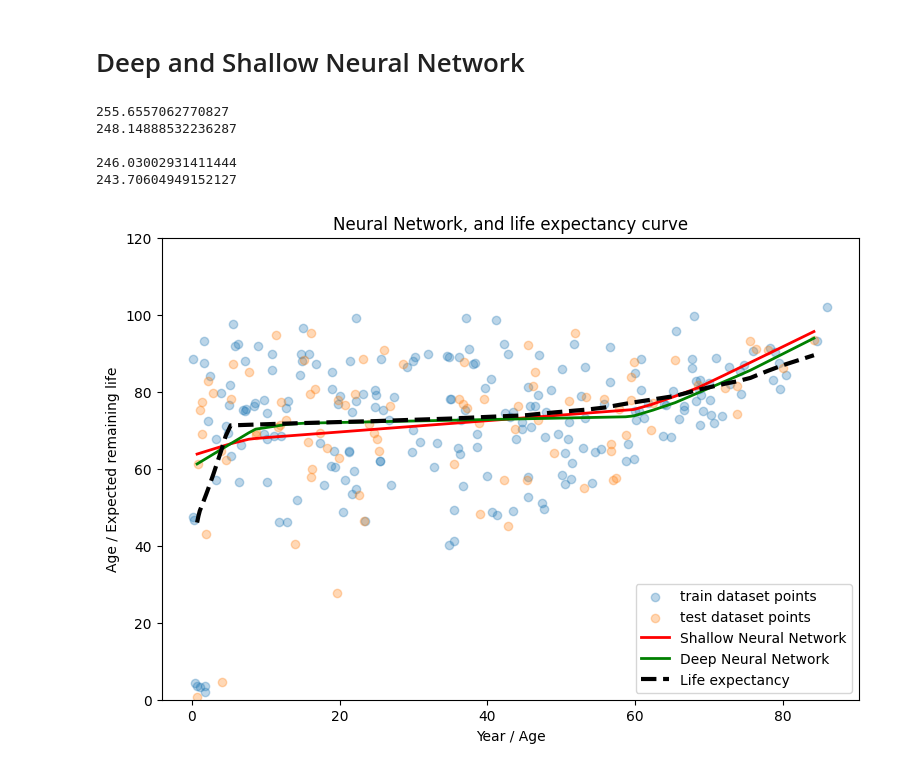
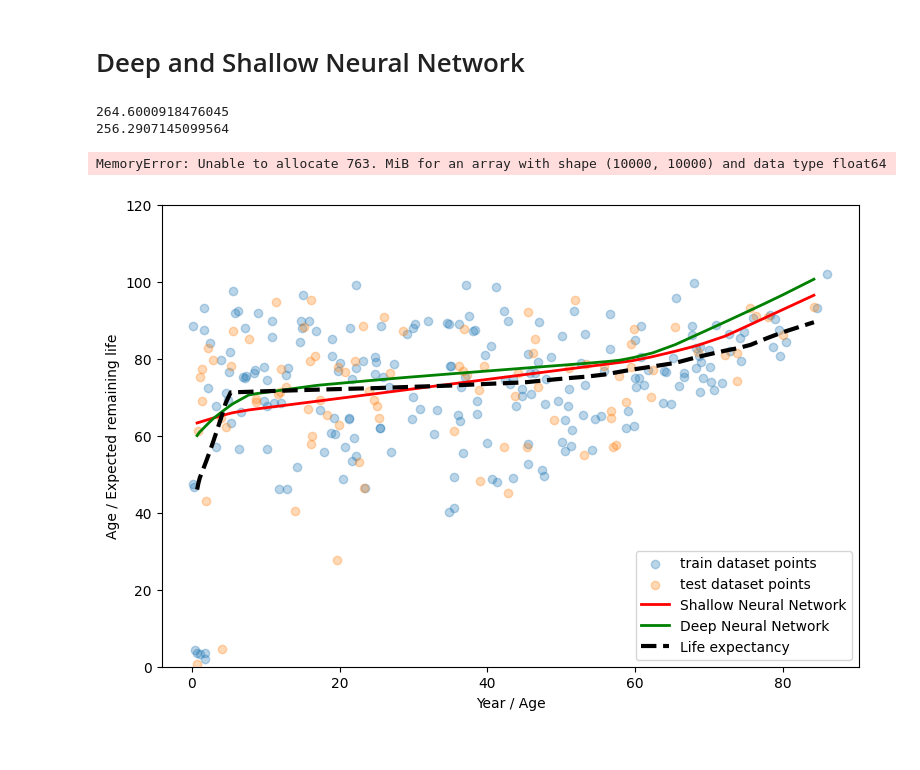
Before and after one commit to Pietro-Gavazzi/TFE, a Jupyter notebook: Toy_problem.ipynb, the cells around one changed output. Drawn from its saved outputs; the diff is of its cells as text; code cells hidden in the pictures.

```diff
--- a/Toy_problem.ipynb
+++ b/Toy_problem.ipynb
@@ -268,7 +292,7 @@ for degree in degree_list:
         ("scaler", StandardScaler()),
         ("sgd", SGDRegressor(
             loss="squared_error",
-            max_iter=500000,
+            max_iter=5000000,
             tol=None,
             random_state=42,
             fit_intercept=True
@@ -338,7 +383,7 @@ from sklearn.preprocessing import StandardScaler
 
 # # ------------------ feedforward shallow neural network ------------------
 nn_model_shallow =  Pipeline([
-        ("input", PolynomialFeatures(degree=1, include_bias=True)),
+        ("input", PolynomialFeatures(degree=1, include_bias=False)),
         ("mlp", MLPRegressor(
             hidden_layer_sizes=(320),
             activation='relu',
@@ -351,18 +396,18 @@ nn_model_shallow =  Pipeline([
 nn_model_shallow.fit(X_train, y_train)
 
 print(np.mean((y_train - nn_model_shallow.predict(X_train))**2))
-print(np.mean((y_test - nn_model_shallow.predict(X_test))**2))
+# print(np.mean((y_test - nn_model_shallow.predict(X_test))**2))
 print()
 
 # # ------------------ feedforward deep neural network ------------------
 
 nn_model_deep =  Pipeline([
-        ("input", PolynomialFeatures(degree=1, include_bias=True)),
+        ("input", PolynomialFeatures(degree=1, include_bias=False)),
         ("mlp", MLPRegressor(
-            hidden_layer_sizes=(10, 10, 10, 10),
+            hidden_layer_sizes=(10000, 10000, 10000, 10000),
             activation='relu',
             solver='adam',
-            max_iter=5000000,
+            max_iter=50000000,
             random_state=42
         ))
     ])
@@ -373,40 +418,38 @@ print(np.mean((y_train - nn_model_deep.predict(X_train))**2))
 print(np.mean((y_test - nn_model_deep.predict(X_test))**2))
 print()
 # %% [output]
-255.6557062770827
-248.14888532236287
-
-246.03002931411444
-243.70604949152127
+264.6000918476045
+256.2907145099564
+MemoryError: Unable to allocate 763. MiB for an array with shape (10000, 10000) and data type float64
 # %%
 
 # ------------------ plot ------------------
 plt.figure(figsize=(9, 6))
 plt.scatter(X_train, y_train,  alpha=0.3, label = "train dataset points")
 plt.scatter(X_test, y_test,  alpha=0.3, label = "test dataset points")
 
 
 y_nn_plot = nn_model_shallow.predict(x_plot.reshape(-1, 1))
 plt.plot(x_plot, y_nn_plot, linewidth=2, color='red', label="Shallow Neural Network")
 
 y_nn_plot = nn_model_deep.predict(x_plot.reshape(-1, 1))
 plt.plot(x_plot, y_nn_plot, linewidth=2, color='green', label="Deep Neural Network")
 
 # life expectancy curve
 plt.plot(
     x_plot,
     [life_exp[i]for i in x_plot],
     linewidth=3,
     linestyle="--",
     label="Life expectancy",
     color='black'
 )
 
 plt.ylim(0, 120)
 plt.xlabel("Year / Age")
 plt.ylabel("Age / Expected remaining life")
-plt.title("Neural Network, and life expectancy curve")
+# plt.title("Neural Network, and life expectancy curve")
 plt.legend()
 plt.show()
 # %% [output]
-[figure, old version]
+[figure, new version]
```
Also changed, not shown: parts of 7 cells of this notebook, 4 other files.
